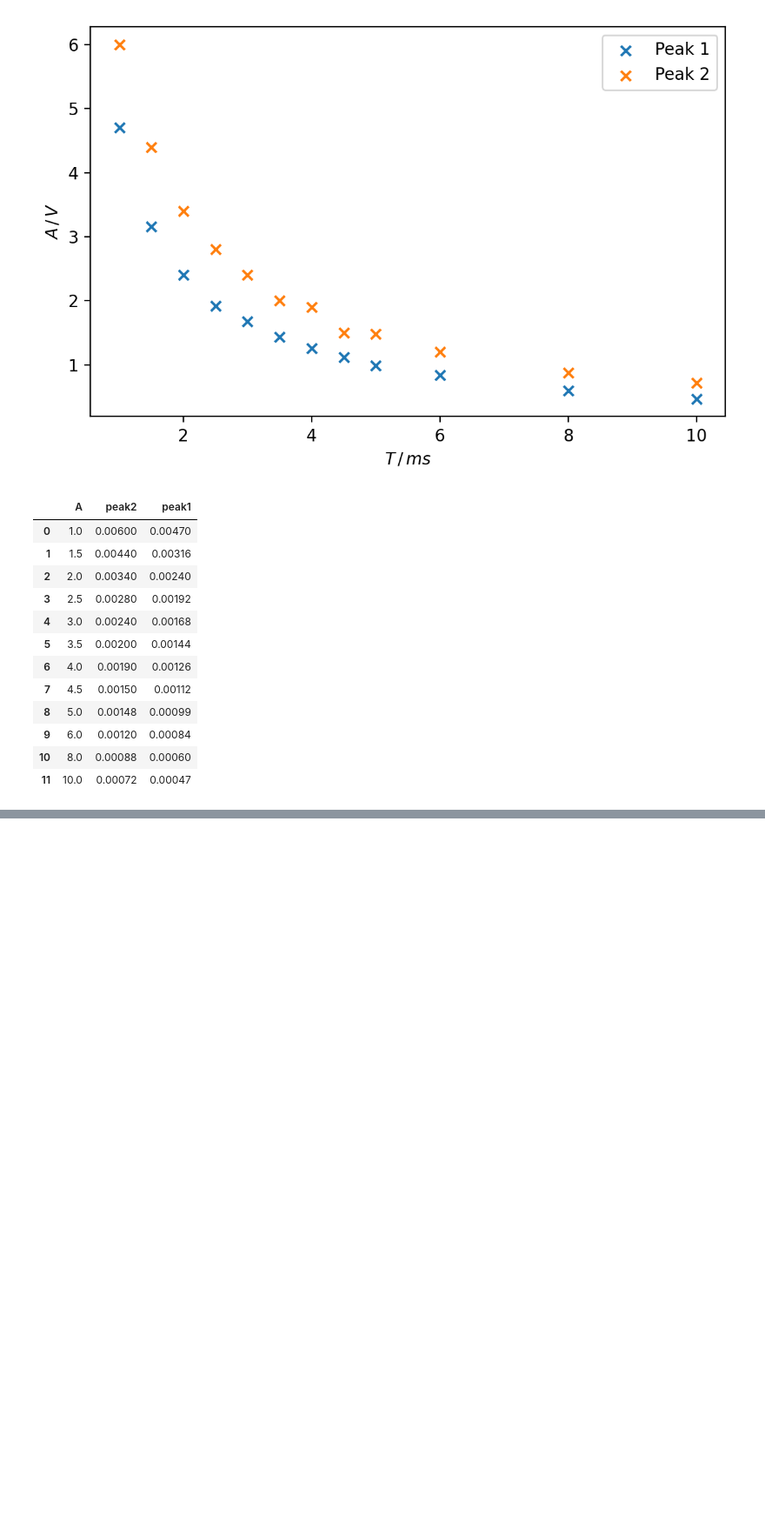
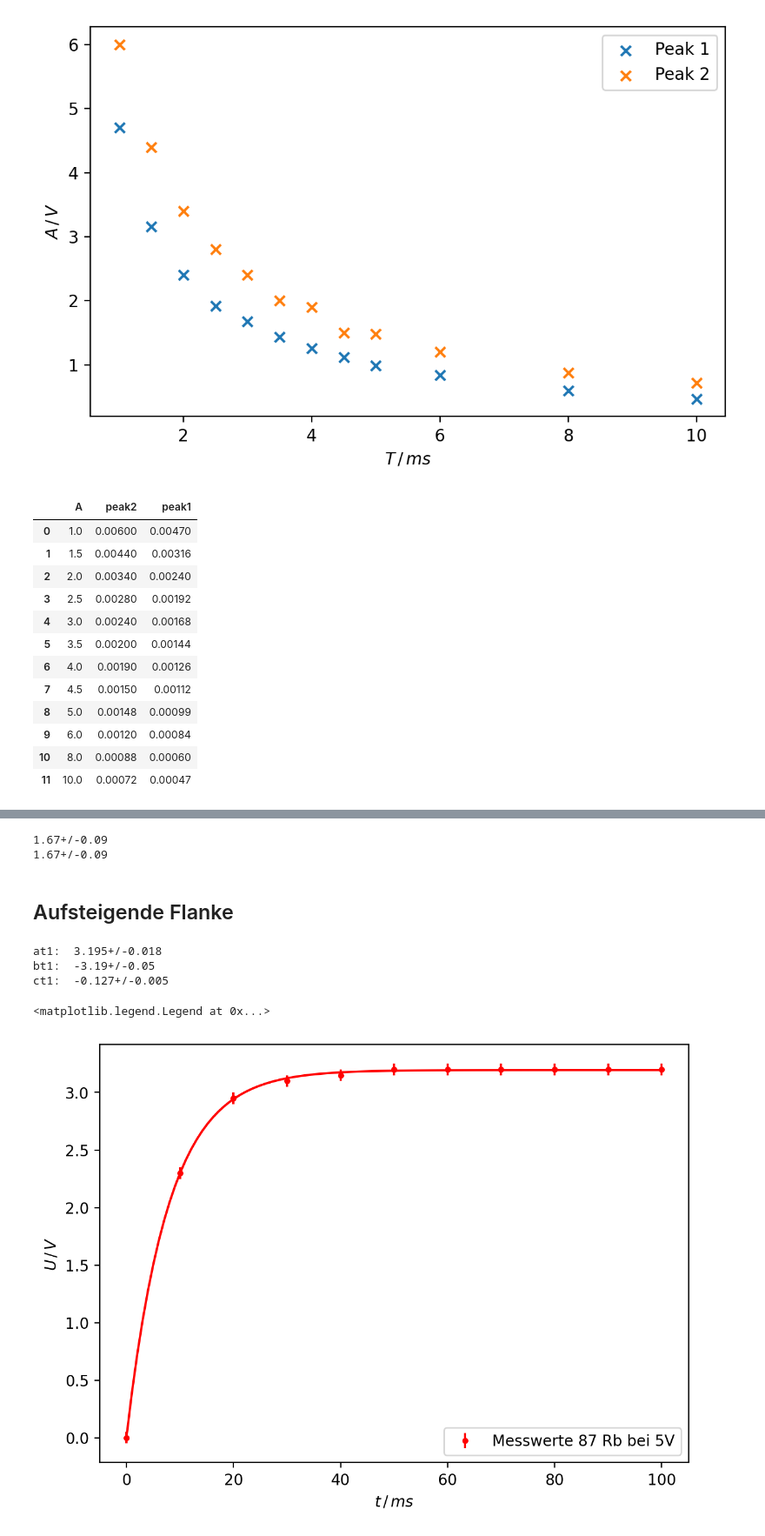
Before and after one commit to SamGTex/FP_Master_WS22-23, a Jupyter notebook: V21_Optisches_Pumpen/python/main.ipynb, the cells around one changed output, grey strips where cells are left out. Shown at 87% size. Saved outputs shown, nothing was run; the diff lists cells and outputs as text; code cells hidden in the pictures; blank space fills up the shorter version.

```diff
--- a/V21_Optisches_Pumpen/python/main.ipynb
+++ b/V21_Optisches_Pumpen/python/main.ipynb
@@ -319,0 +328,54 @@ plt.legend()
+# %%
+def fraction(a,b):
+    return a/b
+
+
+print(fraction(b4,b3))
+print(b4/b3)
+# %% [output]
+1.67+/-0.09
+1.67+/-0.09
+# %% [markdown]
+## Aufsteigende Flanke
+# %%
+x_werte_1 = np.array([0,10,20,30,40,50,60,70,80,90,100]) #in ms
+x_werte_2 = np.array([0,5,10,15,20,25,30,35,40,45,50]) #in ms
+
+y_werte_1 = np.array([0, 4.6, 5.9, 6.2, 6.3, 6.4, 6.4, 6.4, 6.4, 6.4, 6.4])/2 #in V
+y_werte_2 = np.array([0, 2.1, 3.0, 3.5, 3.8, 4.0, 4.1, 4.1, 4.1, 4.1, 4.1])/5 #in V
+
+errors_1 = np.ones_like(x_werte_1)*0.1 /2
+errors_2 = np.ones_like(x_werte_1)*0.1 /5
+# %%
+def e_fit(t,a,b,c):
+    return a+b*np.exp(c*t)
+
+paramst1, covt1 = curve_fit(e_fit, x_werte_1, y_werte_1, sigma = errors_1, absolute_sigma = True, p0=(0,0,-1))
+uncertaintiest1 = np.sqrt(np.diag(covt1))
+
+at1 = ufloat(paramst1[0], uncertaintiest1[0])
+bt1 = ufloat(paramst1[1], uncertaintiest1[1])
+ct1 = ufloat(paramst1[2], uncertaintiest1[2])
+
+print("at1: ", at1)
+print("bt1: ", bt1)
+print("ct1: ", ct1)
+# %% [output]
+at1:  3.195+/-0.018
+bt1:  -3.19+/-0.05
+ct1:  -0.127+/-0.005
+# %%
+t1_lin = np.linspace(x_werte_1.min(), x_werte_1.max(), 100)
+
+plt.figure(figsize=(7,5),dpi=200)
+plt.errorbar(x_werte_1, y_werte_1,  fmt='r.', label='Messwerte 87 Rb bei 5V', yerr=errors_1)
+
+plt.plot(t1_lin, e_fit(t1_lin, unp.nominal_values(at1), unp.nominal_values(bt1), unp.nominal_values(ct1)), 'r-')
+
+plt.xlabel(r'$t \,/\, ms$')
+plt.ylabel(r'$U \,/\, V$')
+plt.legend()
+#plt.savefig('../plots/amplitude.pdf')
+# %% [output]
+<matplotlib.legend.Legend at 0x...>
+[figure, added]
```
Also changed, not shown: parts of 8 cells of this notebook, 1 other file.
